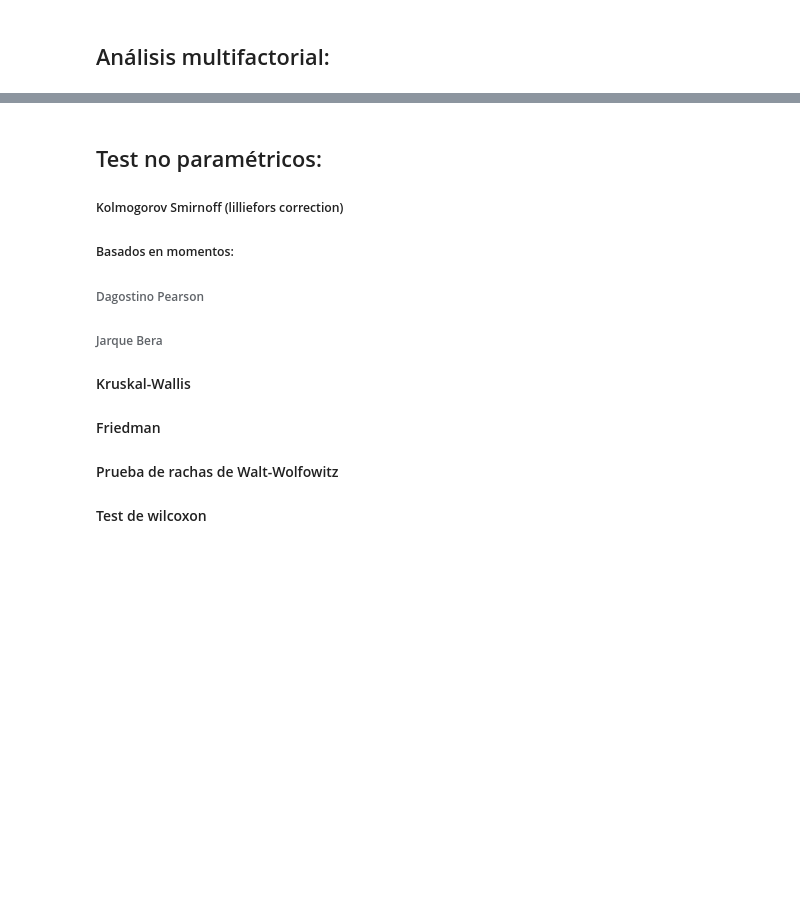
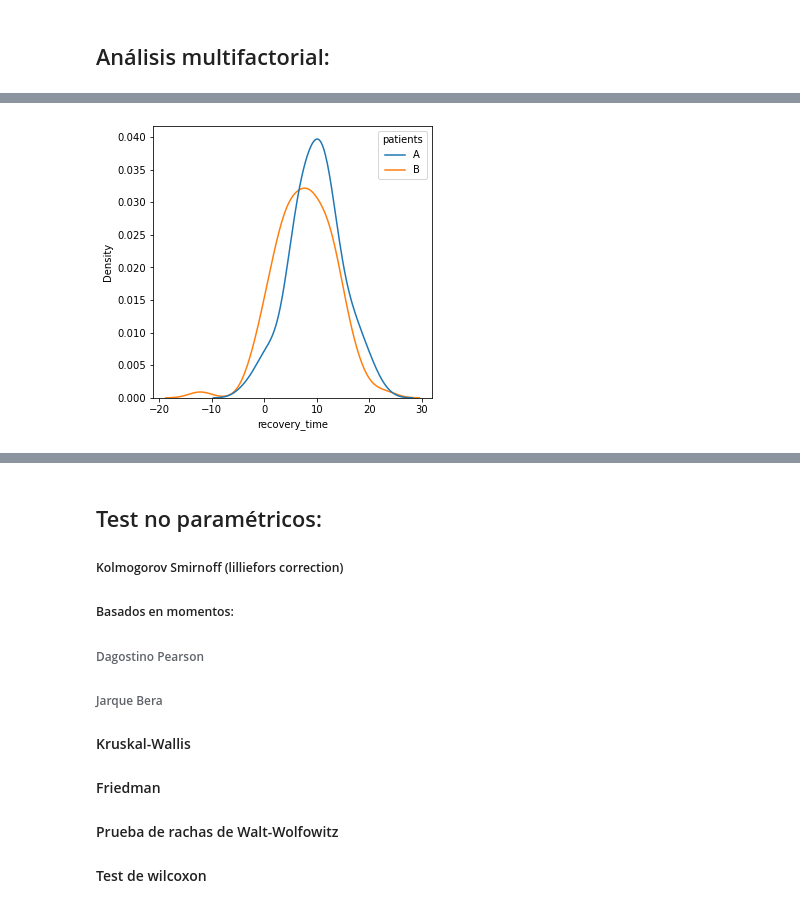
Before and after one commit to borjaf696/ml_cheat_sheet, a Jupyter notebook: statistics_cheat_sheet.ipynb, the cells around one changed output, grey strips where cells are left out. Drawn from its saved outputs; the diff is of its cells as text; code cells hidden in the pictures; blank space fills up the shorter version.

```diff
--- a/statistics_cheat_sheet.ipynb
+++ b/statistics_cheat_sheet.ipynb
@@ -38,0 +46,17 @@
+# %%
+import scipy
+import numpy as np
+import pandas as pd
+
+# Reproducibility (MLOps)
+SEED = 6543210
+np.random.seed(SEED)
+
+n_a, n_b = 100, 100
+mu_a, sigma_a = 10, 5
+mu_b, sigma_b = 8,5.5
+patients_a = list(np.random.normal(mu_a, sigma_a, n_a))
+patients_b = list(np.random.normal(mu_b, sigma_b, n_b))
+patients = ['A']*n_a+['B']*n_b
+df = pd.DataFrame(zip(patients, patients_a+patients_b), columns = ['patients','recovery_time'])
+df.head()
@@ -38,0 +70,9 @@
+# %%
+import matplotlib.pyplot as plt
+import seaborn as sns
+
+plt.figure(figsize = (5,5))
+sns.kdeplot(x = 'recovery_time', data = df, hue = 'patients')
+plt.show()
+# %% [output]
+[figure, added]
```
Also changed, not shown: parts of 9 cells of this notebook, 2 other files.
